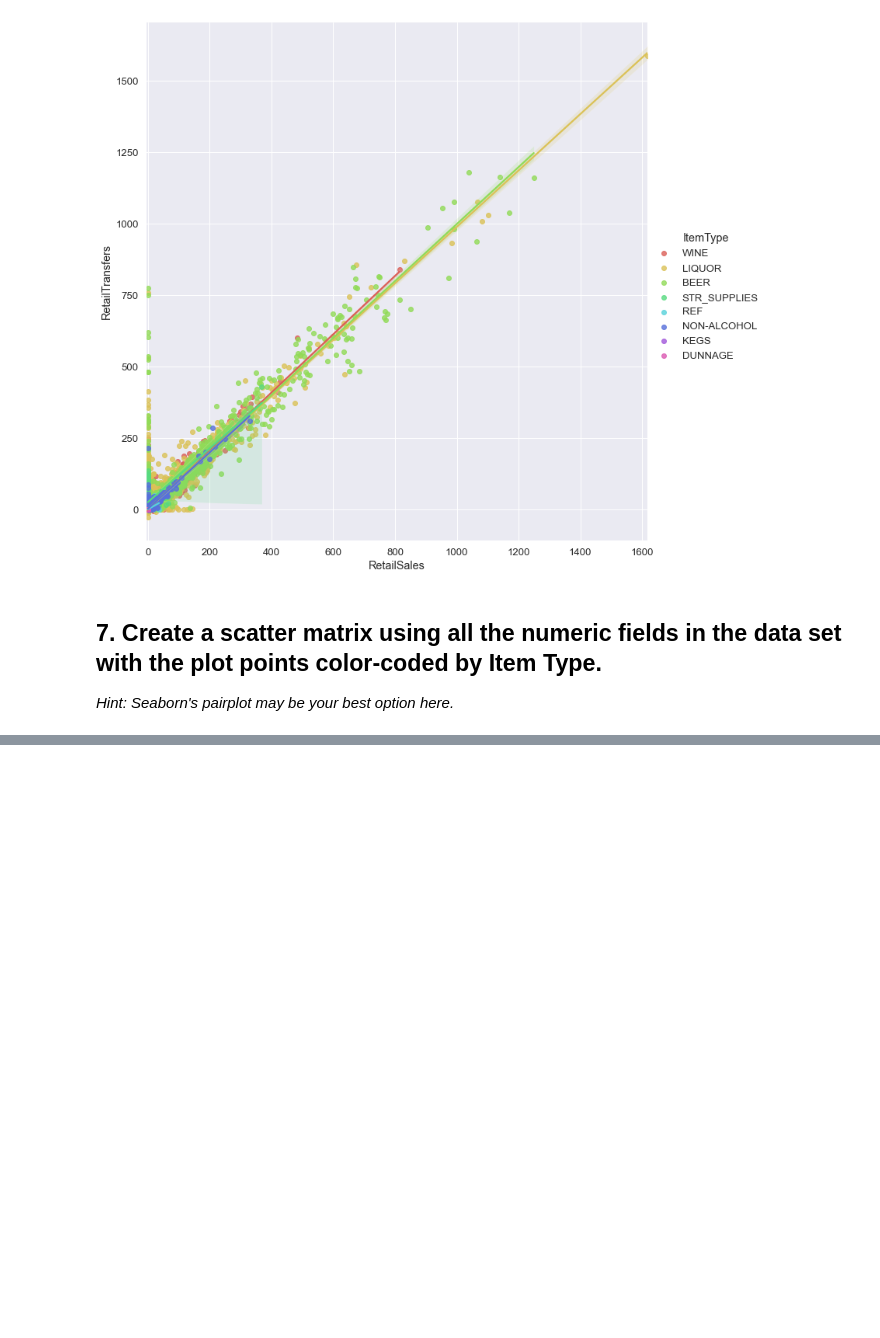
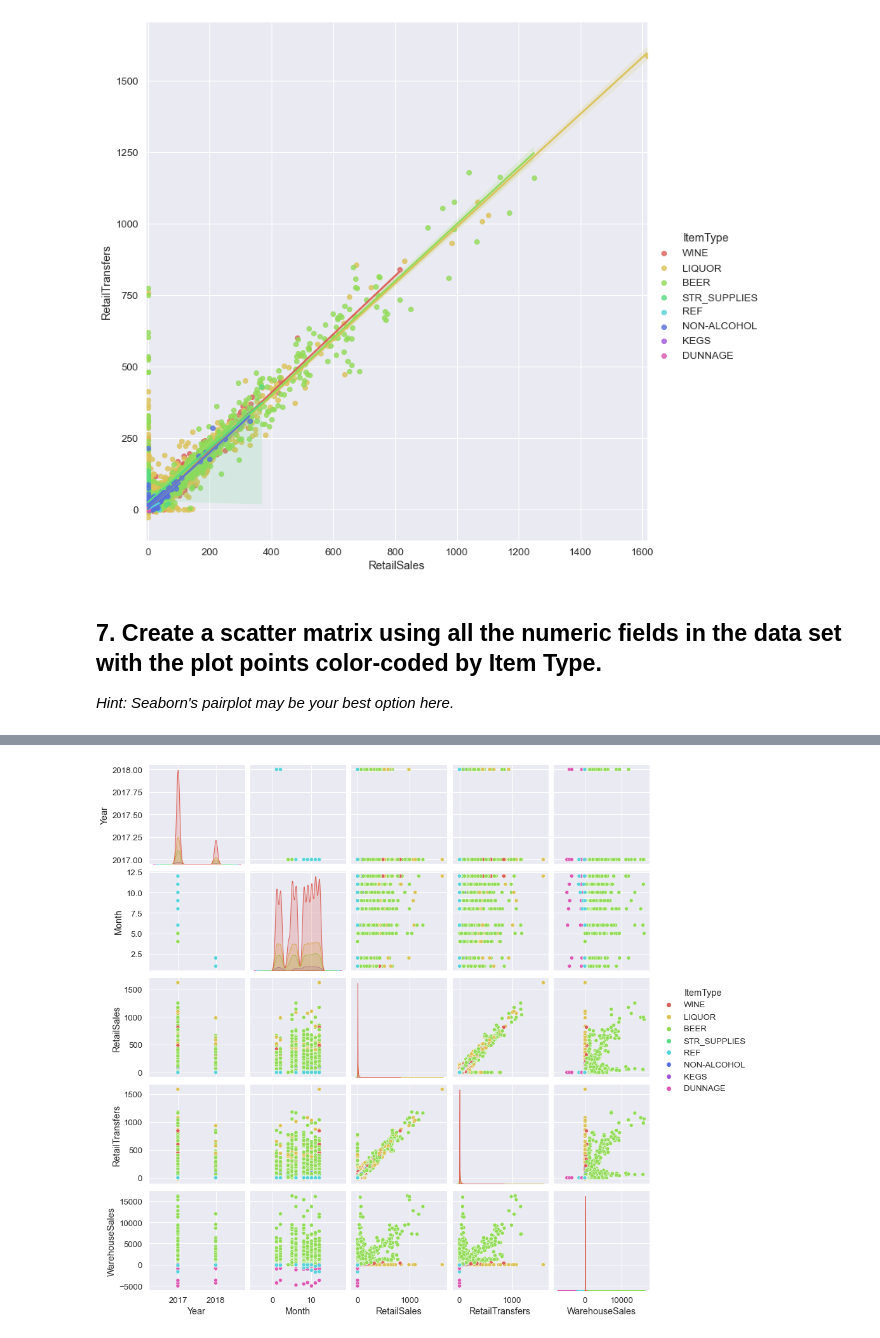
Before and after one commit to EtienneNL/data_analytics202103_module_2, a Jupyter notebook: labs/module_2/Plotting-Multiple-Data-Series/your-code/main.ipynb, the cells around one changed output, grey strips where cells are left out. Drawn from its saved outputs; the diff is of its cells as text; code cells hidden in the pictures; blank space fills up the shorter version.

```diff
--- a/labs/module_2/Plotting-Multiple-Data-Series/your-code/main.ipynb
+++ b/labs/module_2/Plotting-Multiple-Data-Series/your-code/main.ipynb
@@ -288,3 +288,5 @@ data6.head()
 # %%
-ax4 = sns.pairplot(data=data6, palette='hls')
+ax4 = sns.pairplot(data6, hue='ItemType' , palette='hls')
 plt.show()
+# %% [output]
+[figure, added]
```
Also changed, not shown: parts of 1 cell of this notebook.
